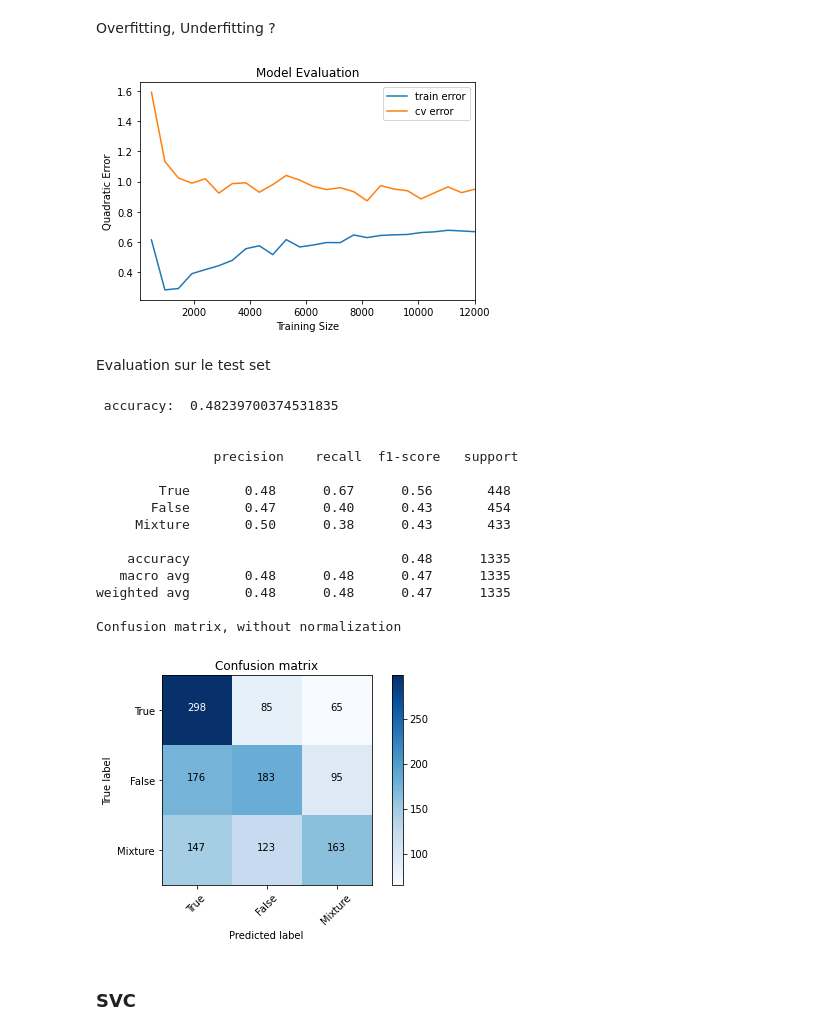
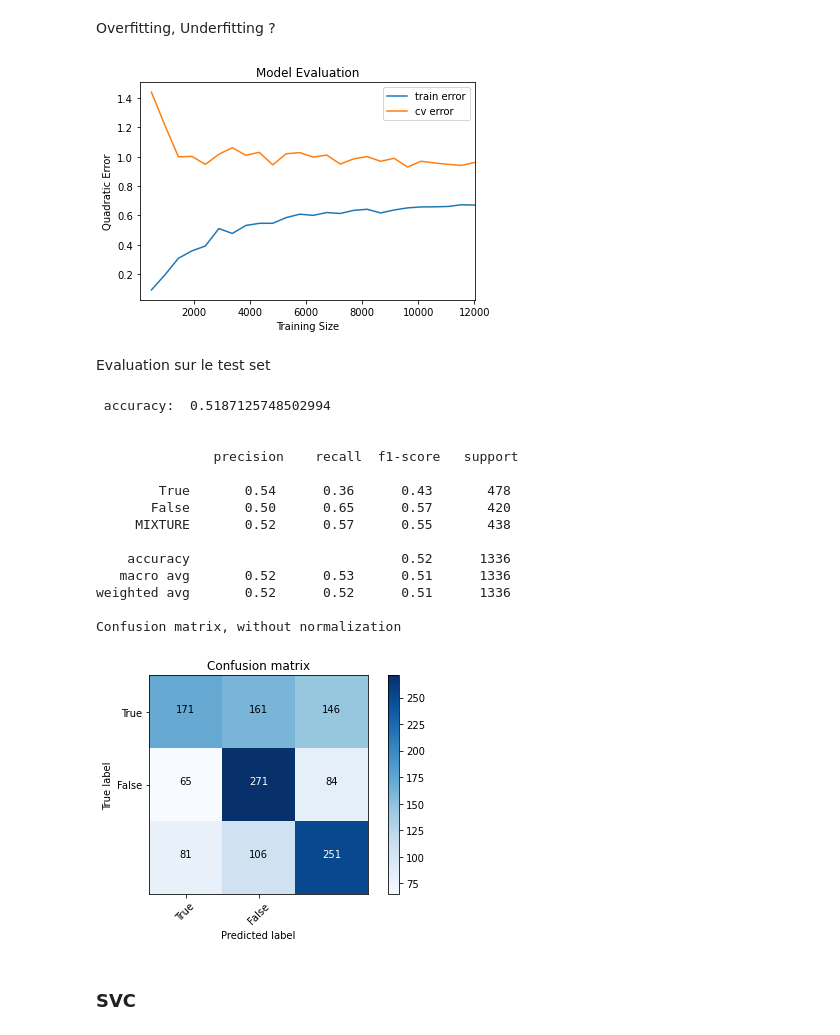
Before and after one commit to hugomtr/FakeNewsDetection, a Jupyter notebook: fakeNews.ipynb, the cells around one changed output. Saved outputs shown, nothing was run; the diff lists cells and outputs as text; code cells hidden in the pictures.

```diff
--- a/fakeNews.ipynb
+++ b/fakeNews.ipynb
@@ -147,7 +201,7 @@ df["truthRating"] = df["truthRating"].apply(f)
 
 n = choose_classification()
 
-df = select(n,df)
+df = resample_(n,df)
 
 classes = df.ratingName.unique()
 
@@ -156,9 +210,11 @@ for index, possible_label in enumerate(classes):
     label_dict[possible_label] = index
 
 df['label'] = df.ratingName.replace(label_dict)
+df["text"] = df["text"] + " " +  df["author"] + " " + df["headline"] +  " " + df["source"]
 df = df[["text","label","ratingName"]]
 
 train, test = train_test_split(df, test_size=0.1, shuffle=True)
+print("classes :",classes,"n° rows df :", len(df))
 # %% [output]
 Select which classification you want:
 0 : {True} vs {False}
@@ -888,10 +963,10 @@ CV_lowStopna        0.4420
 # %%
-# X = df_train["text"]
-# y = df_train["truthRating"]
+X = df_train["text"]
+y = df_train["label"]
 
-# # put text normalizer in the pipe is a bad idea because of the very long time processing
-# text_normalizer = TextNormalizer(removestopwords=True,lowercase=True,getstemmer=True,removedigit=False)
-# X = text_normalizer.fit_transform(X)
+# put text normalizer in the pipe is a bad idea because of the very long time processing
+text_normalizer = TextNormalizer(removestopwords=False,lowercase=False,getstemmer=False,removedigit=False)
+X = text_normalizer.fit_transform(X)
 
 X_train,X_val,y_train,y_val = train_test_split(X,y,train_size=0.8,random_state=0)
 
@@ -899,7 +974,8 @@ pipe = Pipeline([('vect', TfidfVectorizer()),
                ('clf', LogisticRegression(solver='lbfgs')),
                ])
 
-grid = {"clf__C":np.logspace(-2,2,4),
+grid = {"clf__penalty": ['l2' ,'none'],
+        "clf__C":np.logspace(-2,2,4),
         "clf__max_iter":[100,1000]}
 
 gd_srLR = GridSearchCV(pipe,
@@ -953,38 +1029,38 @@ Confusion matrix, without normalization
 Overfitting, Underfitting ?
 # %%
 X = df_train["text"]
-y = df_train["truthRating"]
+y = df_train["label"]
 text_normalizer = TextNormalizer(removestopwords=True,lowercase=True,getstemmer=True,removedigit=False)
 X = text_normalizer.fit_transform(X)
 X = pd.Series(X)
 plot_quad_error(X,y,lr)
 # %% [output]
-[figure, old version]
+[figure, new version]
 # %% [markdown]
 Evaluation sur le test set
 # %%
-X_test,y_test = df_test["text"],df_test["truthRating"]
+X_test,y_test = df_test["text"],df_test["label"]
 y_pred = lr.predict(X_test)
 print('\n accuracy: ', accuracy_score(y_pred, y_test),'\n')
 
 print('\n',classification_report(y_test, y_pred,target_names=classes))
 plot_confusion_matrix(confusion_matrix(y_test, y_pred))
 # %% [output]
- accuracy:  0.48239700374531835
+ accuracy:  0.5187125748502994
 
 
                precision    recall  f1-score   support
 
-        True       0.48      0.67      0.56       448
-       False       0.47      0.40      0.43       454
-     Mixture       0.50      0.38      0.43       433
+        True       0.54      0.36      0.43       478
+       False       0.50      0.65      0.57       420
+     MIXTURE       0.52      0.57      0.55       438
 
-    accuracy                           0.48      1335
-   macro avg       0.48      0.48      0.47      1335
-weighted avg       0.48      0.48      0.47      1335
+    accuracy                           0.52      1336
+   macro avg       0.52      0.53      0.51      1336
+weighted avg       0.52      0.52      0.51      1336
 
 Confusion matrix, without normalization
-[figure, old version]
+[figure, new version]
 # %% [markdown]
 ### SVC
 # %%
```
Also changed, not shown: parts of 74 cells of this notebook.
